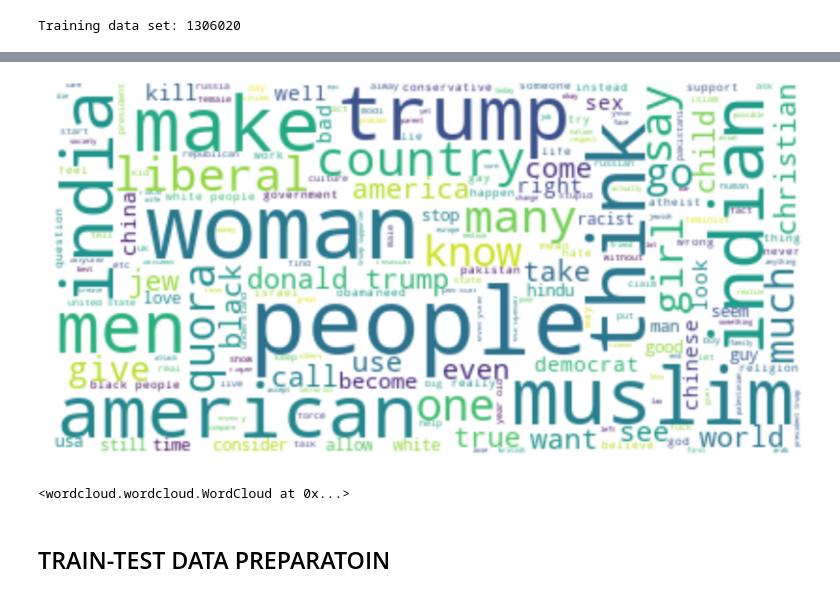
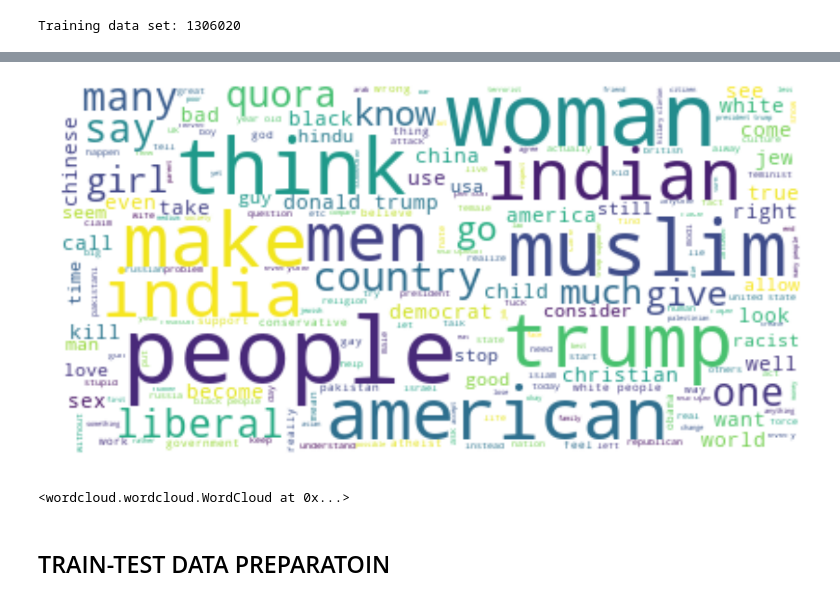
Before and after one commit to yungnien/Springboard, a Jupyter notebook: capstone/Prototype.ipynb, the cells around one changed output, grey strips where cells are left out. Drawn from its saved outputs; the diff is of its cells as text; code cells hidden in the pictures.

```diff
--- a/capstone/Prototype.ipynb
+++ b/capstone/Prototype.ipynb
@@ -104,7 +104,7 @@ Just for fun, from <B>[Generating WordClouds in Python](https://www.datacamp.com
 # %%
 from joblib import dump
 from joblib import load
-filename = 'train_data.sav'
+filename = 'data/train_data.sav'
 train_data = load(filename)
 print('Training data set: ' + str(len(train_data)))
 # %% [output]
@@ -147,13 +141,13 @@ wordcloud.to_file("image/positive_words.png")
 # %%
 text = " ".join(question for question in train_data.loc[train_data.target == 1,'question_text_lemma'])
-plt.figure(figsize=(30,20))
+plt.figure(figsize=(20,20))
 wordcloud = WordCloud(max_font_size=50, max_words=200, background_color="white").generate(text)
 plt.imshow(wordcloud, interpolation='bilinear')
 plt.axis("off")
 plt.show()
 wordcloud.to_file("image/negative_words.png")
 # %% [output]
-[figure, old version]
+[figure, new version]
 <wordcloud.wordcloud.WordCloud at 0x...>
 # %% [markdown]
 ## TRAIN-TEST DATA PREPARATOIN
```
Also changed, not shown: parts of 21 cells of this notebook, 2 other files.
